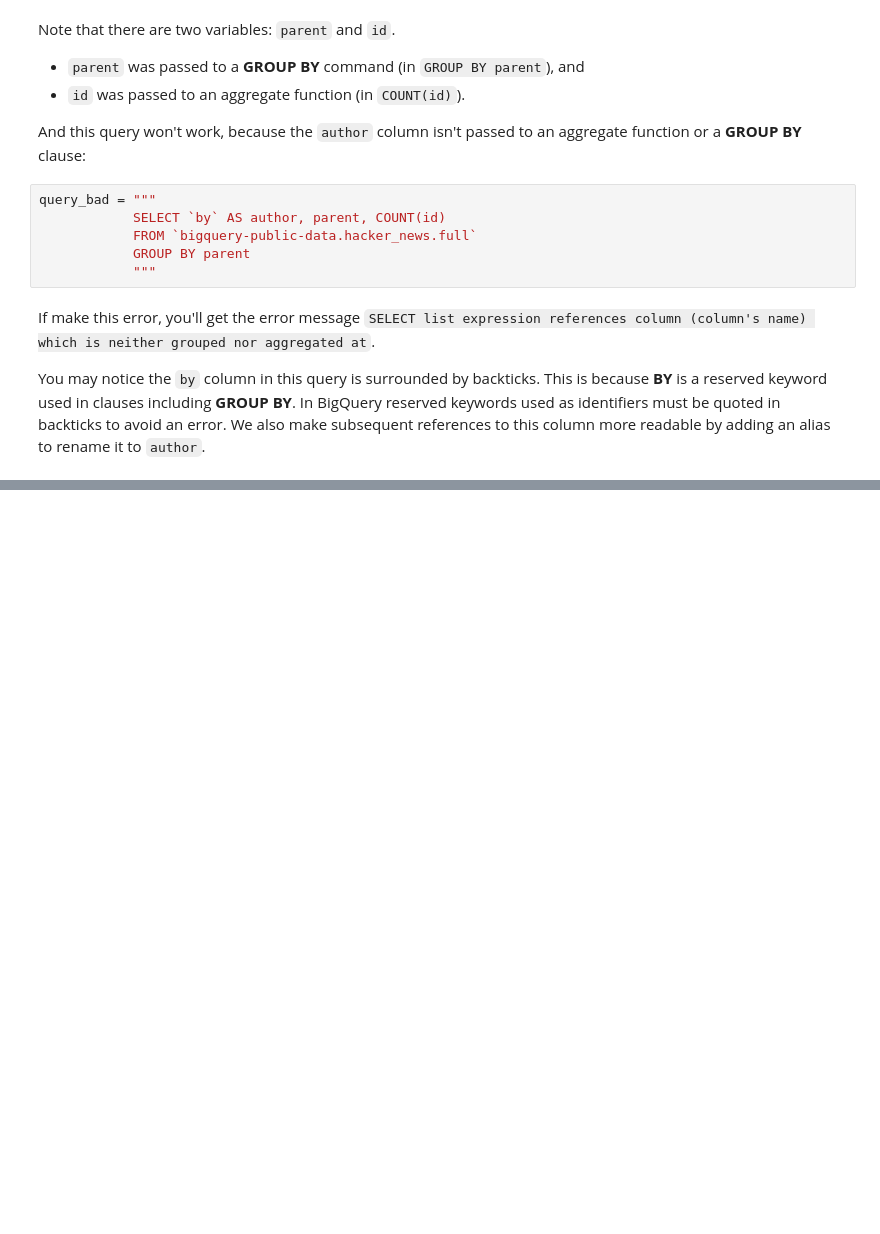
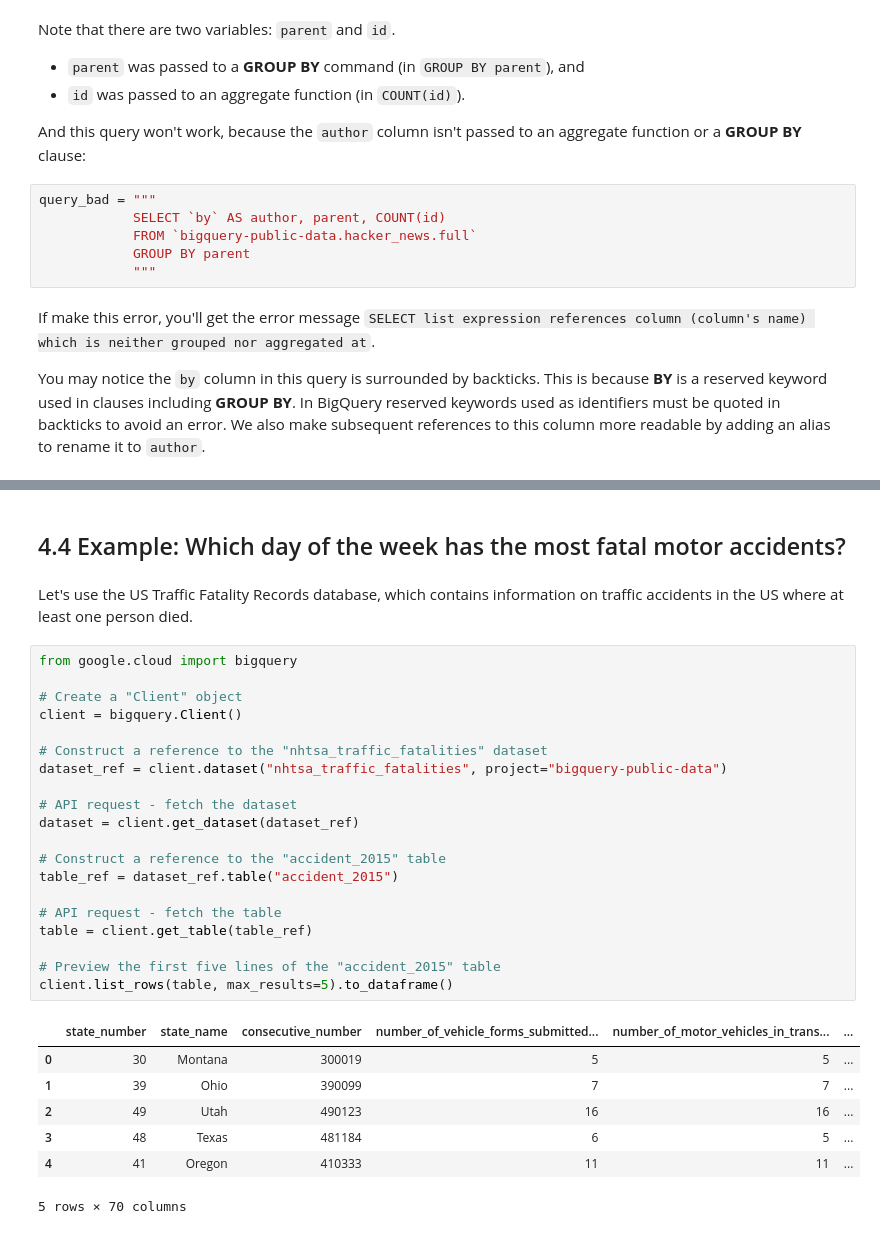
Before and after one commit to c1amilo/ml_course, a Jupyter notebook: sql.ipynb, the cells around one changed output, grey strips where cells are left out. Drawn from its saved outputs; the diff is of its cells as text; blank space fills up the shorter version.

```diff
--- a/sql.ipynb
+++ b/sql.ipynb
@@ -473,0 +532,32 @@ You may notice the ``by`` column in this query is surrounded by backticks. This
+# %% [markdown]
+## 4.4 Example: Which day of the week has the most fatal motor accidents?
+# %% [markdown]
+Let's use the US Traffic Fatality Records database, which contains information on traffic accidents in the US where at least one person died.
+# %%
+from google.cloud import bigquery
+
+# Create a "Client" object
+client = bigquery.Client()
+
+# Construct a reference to the "nhtsa_traffic_fatalities" dataset
+dataset_ref = client.dataset("nhtsa_traffic_fatalities", project="bigquery-public-data")
+
+# API request - fetch the dataset
+dataset = client.get_dataset(dataset_ref)
+
+# Construct a reference to the "accident_2015" table
+table_ref = dataset_ref.table("accident_2015")
+
+# API request - fetch the table
+table = client.get_table(table_ref)
+
+# Preview the first five lines of the "accident_2015" table
+client.list_rows(table, max_results=5).to_dataframe()
+# %% [output]
+|  | state_number | state_name | consecutive_number | number_of_vehicle_forms_submitted... | number_of_motor_vehicles_in_trans... | ... |
+| 0 | 30 | Montana | 300019 | 5 | 5 | ... |
+| 1 | 39 | Ohio | 390099 | 7 | 7 | ... |
+| 2 | 49 | Utah | 490123 | 16 | 16 | ... |
+| 3 | 48 | Texas | 481184 | 6 | 5 | ... |
+| 4 | 41 | Oregon | 410333 | 11 | 11 | ... |
+5 rows × 70 columns
```
Also changed, not shown: parts of 72 cells of this notebook, 20 other files.
